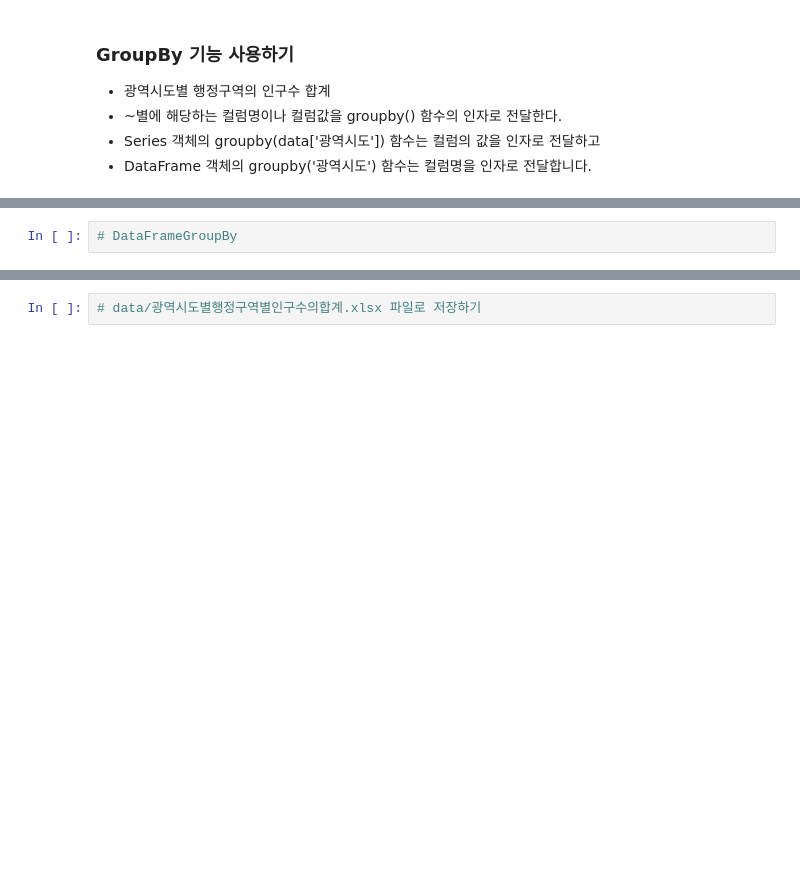
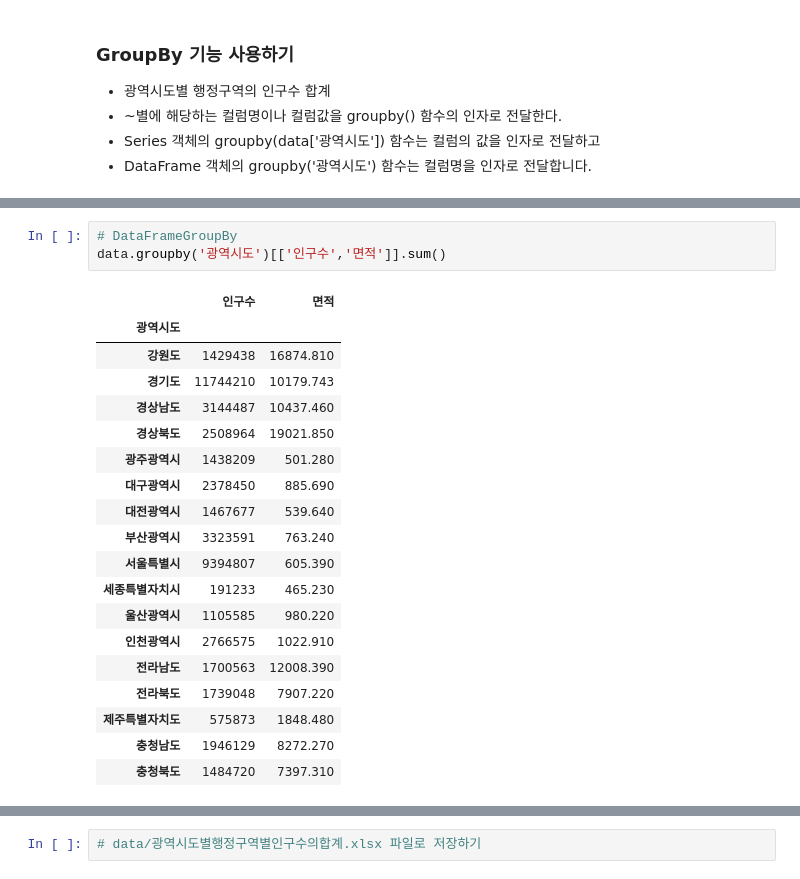
Before and after one commit to Blue320/Python_WebScraping_DataAnalysis, a Jupyter notebook: 03.행정구역정보_분석과시각화.ipynb, the cells around one changed output, grey strips where cells are left out. Drawn from its saved outputs; the diff is of its cells as text; blank space fills up the shorter version.

```diff
--- a/03.행정구역정보_분석과시각화.ipynb
+++ b/03.행정구역정보_분석과시각화.ipynb
@@ -462,4 +777,25 @@ Index(['인구수', 'shortName', 'x', 'y', '면적', '광역시도', '행정구
 # %%
 # DataFrameGroupBy
+data.groupby('광역시도')[['인구수','면적']].sum()
+# %% [output]
+|  | 인구수 | 면적 |
+| 광역시도 |  |  |
+| 강원도 | 1429438 | 16874.810 |
+| 경기도 | 11744210 | 10179.743 |
+| 경상남도 | 3144487 | 10437.460 |
+| 경상북도 | 2508964 | 19021.850 |
+| 광주광역시 | 1438209 | 501.280 |
+| 대구광역시 | 2378450 | 885.690 |
+| 대전광역시 | 1467677 | 539.640 |
+| 부산광역시 | 3323591 | 763.240 |
+| 서울특별시 | 9394807 | 605.390 |
+| 세종특별자치시 | 191233 | 465.230 |
+| 울산광역시 | 1105585 | 980.220 |
+| 인천광역시 | 2766575 | 1022.910 |
+| 전라남도 | 1700563 | 12008.390 |
+| 전라북도 | 1739048 | 7907.220 |
+| 제주특별자치도 | 575873 | 1848.480 |
+| 충청남도 | 1946129 | 8272.270 |
+| 충청북도 | 1484720 | 7397.310 |
 # %%
 # 광역시도별 행정구역별 인구수의 합계
```
Also changed, not shown: parts of 33 cells of this notebook, 1 other file.
